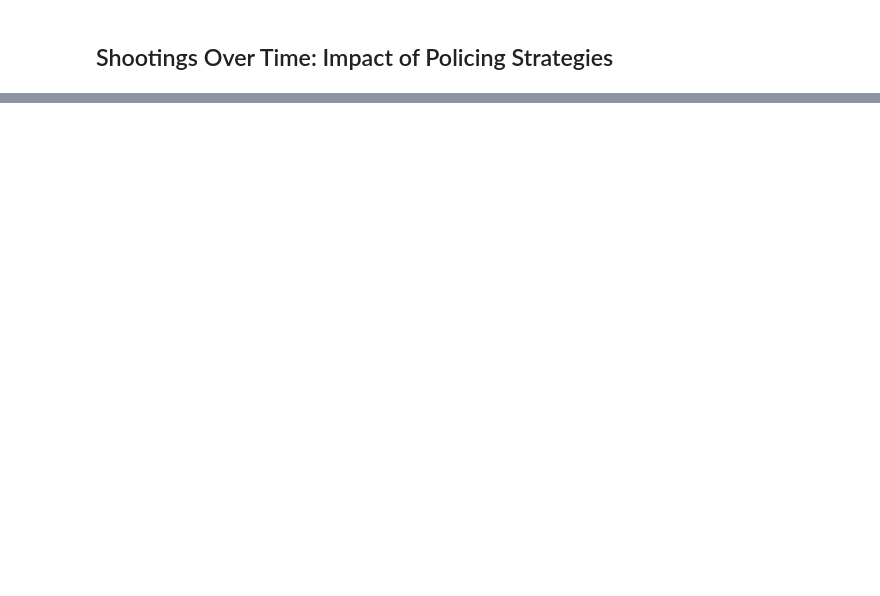
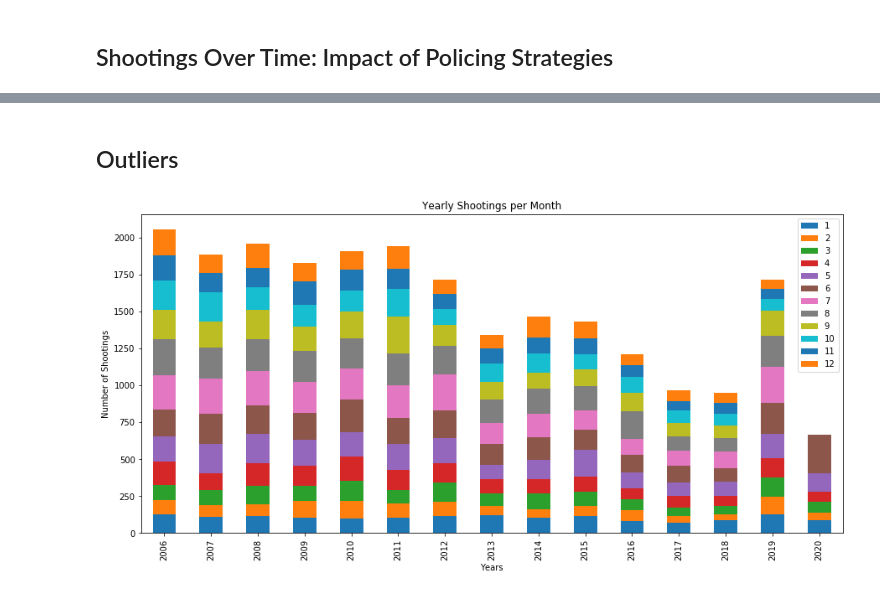
Before and after one commit to taftap8/CrimeProject, a Jupyter notebook: Crime Project - Final Data Analysis.ipynb, the cells around one changed output, grey strips where cells are left out. Drawn from its saved outputs; the diff is of its cells as text; code cells hidden in the pictures; blank space fills up the shorter version.

```diff
--- a/Crime Project - Final Data Analysis.ipynb
+++ b/Crime Project - Final Data Analysis.ipynb
@@ -309,0 +312,18 @@ In 2015, the Neighborhood Policing strategy was introduced. Between the years of
+# %% [markdown]
+## Outliers
+# %%
+# Shooting Counts per year per month of that year
+shooting_month_counts = shooting_df.groupby(["Year","ShootingMonth"])["Year"].count().unstack("ShootingMonth")
+
+shooting_month_counts.plot(kind="bar",stacked=True,figsize=(15,7))
+plt.legend(loc="best")
+plt.title("Yearly Shootings per Month")
+plt.xlabel("Years")
+plt.ylabel("Number of Shootings")
+
+# Save statistical analysis box plot
+plt.savefig("Images/NYC_Shootings_YearMonthAnalysis.png")
+
+plt.show()
+# %% [output]
+[figure, added]
```
Also changed, not shown: parts of 21 cells of this notebook, 4 other files.
